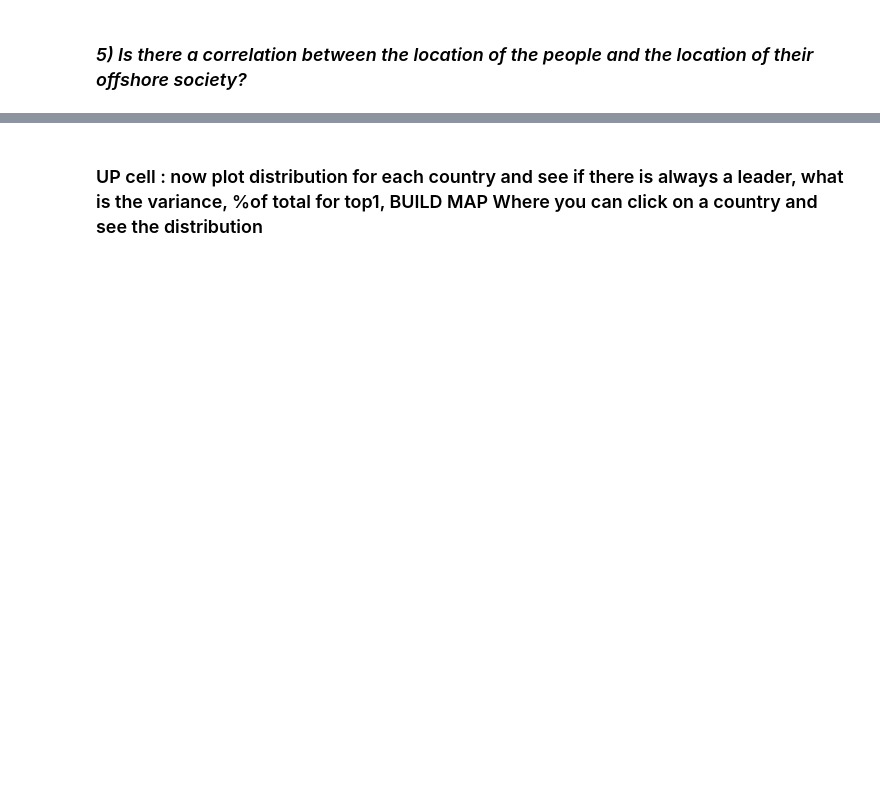
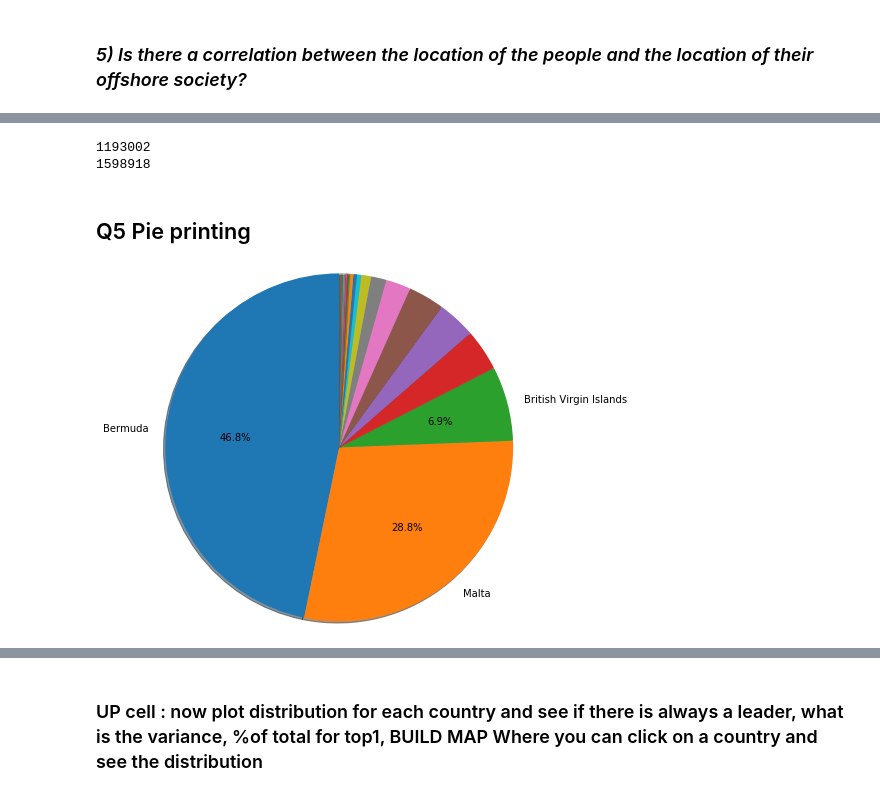
Before and after one commit to yymartin/ADA_Project_Cobra, a Jupyter notebook: Main.ipynb, the cells around one changed output, grey strips where cells are left out. Cells and saved outputs as stored; diff of their text form; code cells hidden in the pictures; blank space fills up the shorter version.

Commit message:
Q5 nice pie/scatter plots git add .!

```diff
--- a/Main.ipynb
+++ b/Main.ipynb
@@ -567,3 +692,4 @@ edges_diff_start_end_address = edges_completed[mask_country_notna & mask_diff_st
 # %%
 edges_q5 = edges_completed[mask_officer_to_entity & mask_start_loc_notna & mask_end_loc_notna][['start_country', 'end_jurisdiction']]
 edges_q5['sum'] = 1
+edges_q5.start_country = edges_q5.start_country.str.split(';')
@@ -575,2 +696,45 @@ print(edges_q5['start_country'].count())
+# %%
+flattened_country = []
+
+for index, row in edges_q5[(edges_q5.start_country.map(len) > 1)].iterrows():
+    for country in row['start_country']:
+        modified_row = row.copy()
+        modified_row['start_country'] = country + '_GRP'
+        flattened_country.append(modified_row)
+
+edges_q5_flattened = edges_q5[edges_q5['start_country'].map(len) == 1]
+edges_q5_flattened.start_country = edges_q5_flattened.start_country.apply(lambda arr: arr[0])
+edges_q5_flattened = edges_q5_flattened.append(flattened_country)
+
+print(len(edges_q5))
+print(len(edges_q5_flattened))
+# %% [output]
+1193002
+1598918
 # %%
-edges_q5.groupby(['start_country', 'end_jurisdiction']).sum()
+q5_distrib = edges_q5_flattened.groupby(['start_country', 'end_jurisdiction']).sum()
+# %% [markdown]
+## Q5 Pie printing
+# %%
+threshold_pourcentage = 0.05
+
+def my_autopct(pct):
+    """
+    Only print pct if it is more than threshold
+    """
+    return ('%1.1f%%' % pct) if pct > 100*threshold_pourcentage else ''
+
+def my_labels(serie):
+    """
+    Label is the jurisdiction name except if it's lower than threshold then it's ''
+    """
+    total = serie.sum().values[0]
+    return [jurisdictions[row[0]] if row[1].values/total > 0.05 else '' for row in serie.iterrows()]
+# %%
+one_pie = q5_distrib.xs('GBR', level='start_country').sort_values('sum', ascending = False)
+labels = my_labels(one_pie)
+
+plt.pie(one_pie, radius = 2, labels=labels, autopct=my_autopct, startangle=90, shadow = True)
+plt.show()
+# %% [output]
+[figure, added]
```
Also changed, not shown: parts of 27 cells of this notebook.
